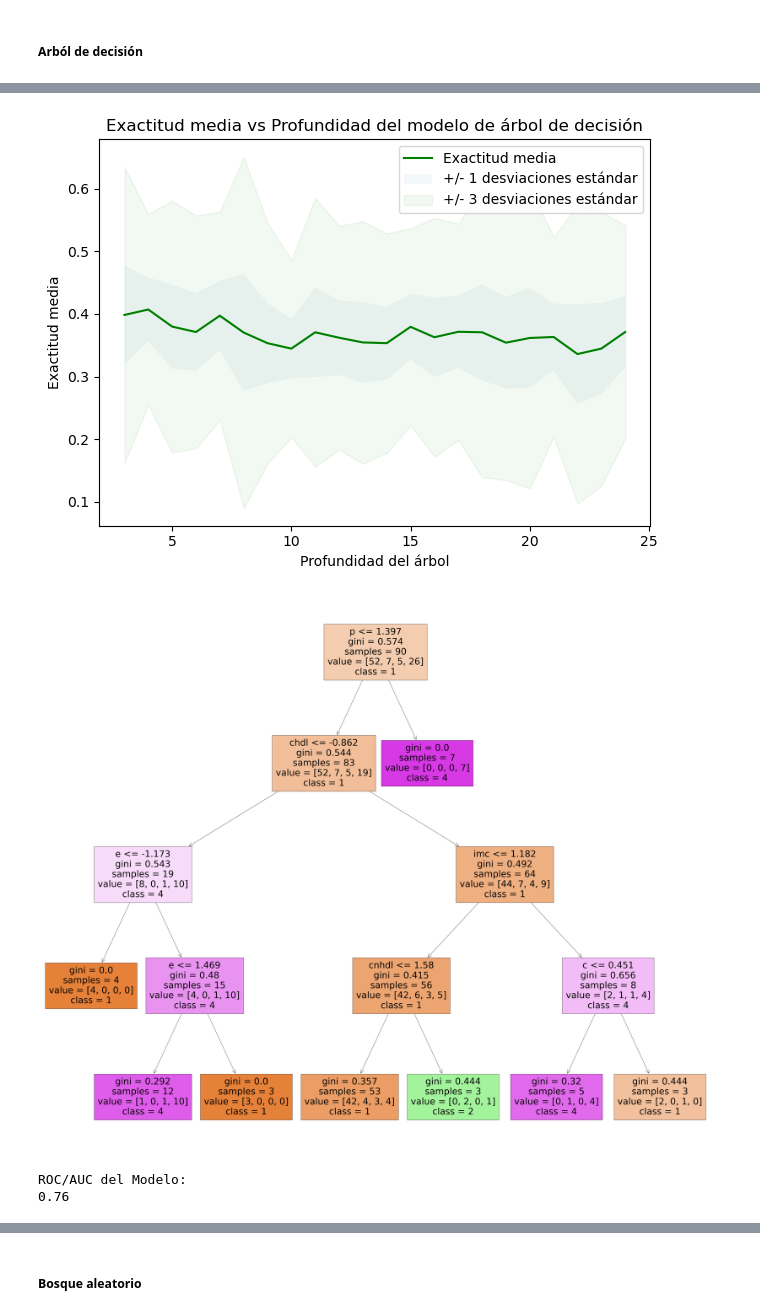
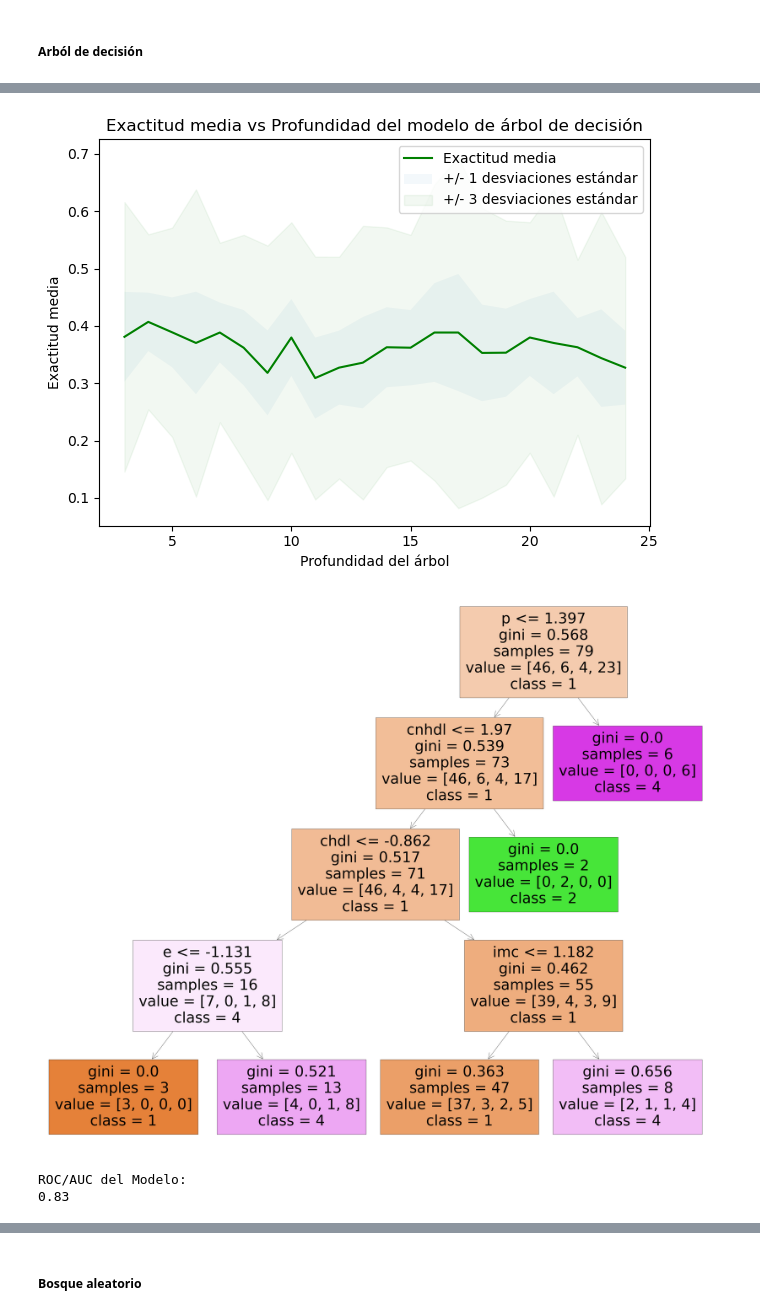
Before and after one commit to paco-da/utilidad_clinica_ml, a Jupyter notebook: metodos_predictivos.ipynb, the cells around one changed output, grey strips where cells are left out. Cells and saved outputs as stored; diff of their text form; code cells hidden in the pictures.

```diff
--- a/metodos_predictivos.ipynb
+++ b/metodos_predictivos.ipynb
@@ -329,7 +329,7 @@ desviacion_estandar_exactitud_arbol = []
 
 for depth in depths:
     X_entrenamiento, X_prueba, y_entrenamiento, y_prueba = train_test_split(
-       X, y, test_size = 0.2, stratify = y)
+       X, y, test_size = 0.3, stratify = y)
     arbolu = DecisionTreeClassifier(max_depth = depth)
     arbolu.fit(X_entrenamiento, y_entrenamiento)
     y_prediccion = arbolu.predict(X_prueba)
@@ -344,7 +344,7 @@ exactitud_arreglo = []
 
 for arreglo in arreglo_aleatorio:
        X_entrenamiento, X_prueba, y_entrenamiento, y_prueba = train_test_split(
-              X, y, test_size = 0.2,
+              X, y, test_size = 0.3,
               random_state = arreglo, stratify = y)
        arbolu = DecisionTreeClassifier(max_depth = profundidad_optima_arbolu)
        arbolu.fit(X_entrenamiento, y_entrenamiento)
@@ -360,7 +360,7 @@ arreglo_aleatorio_optimo_arbolu = arreglo_aleatorio[np.argmax(exactitud_arreglo)
 # Usamos la profundidad óptima y el arreglo aleatorio óptimo
 # para entrenar el modelo 'arbolu'
 X_entrenamiento, X_prueba, y_entrenamiento, y_prueba = train_test_split(
-       X, y, test_size = 0.2,
+       X, y, test_size = 0.3,
        random_state =  arreglo_aleatorio_optimo_arbolu, stratify = y)
 arbolu = DecisionTreeClassifier(max_depth = profundidad_optima_arbolu)
 arbolu.fit(X_entrenamiento, y_entrenamiento)
@@ -555,4 +555,4 @@ y_puntaje:
-[figure, old version]
+[figure, new version]
-[figure, old version]
+[figure, new version]
 ROC/AUC del Modelo:
-0.76
+0.83
```
Also changed, not shown: parts of 21 cells of this notebook, 2 other files.
